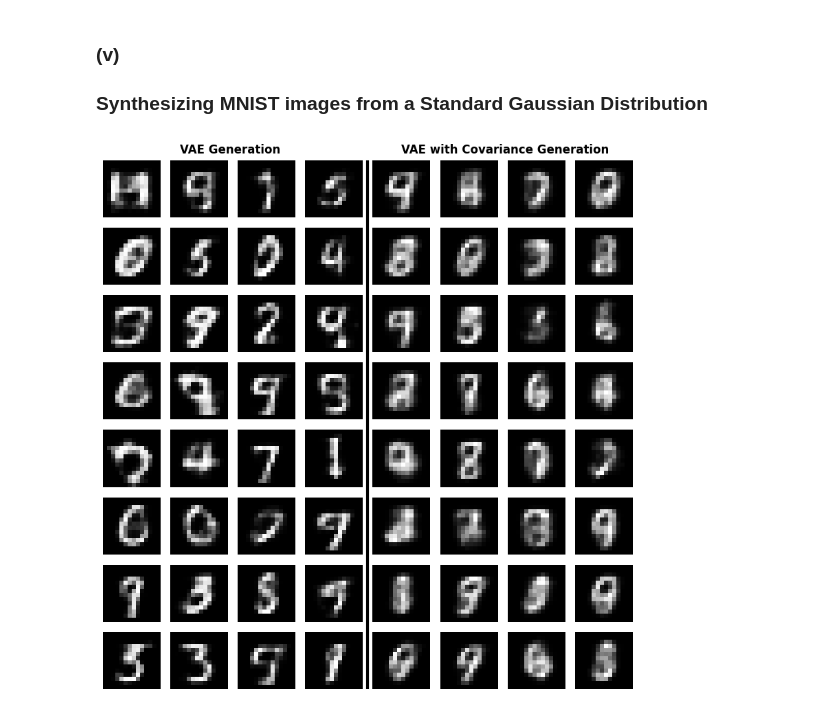
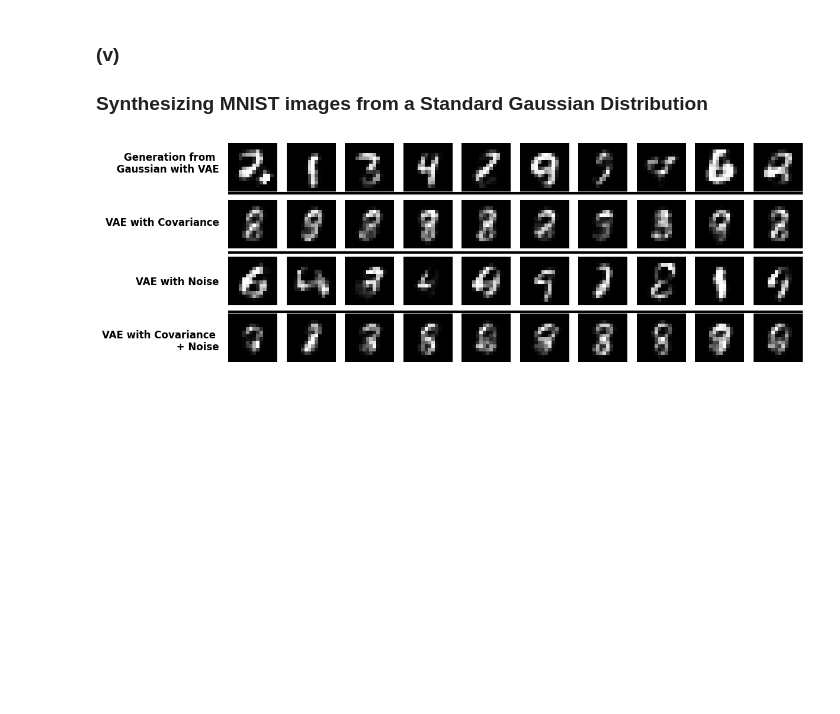
Before and after one commit to elifnebioglu/Empirical-Bayes-VAEs-Excess-Risk-Bound, a Jupyter notebook: vaes-mnist.ipynb, the cells around one changed output. Drawn from its saved outputs; the diff is of its cells as text; code cells hidden in the pictures; blank space fills up the shorter version.

```diff
--- a/vaes-mnist.ipynb
+++ b/vaes-mnist.ipynb
@@ -296,0 +413,20 @@ err_l, kld_l, n_wu, testl, update = cv_ret
+# %%
+noise_cv_model = VAE(learned_noise=True, learned_covariance=True, gamma=0.1)
+trainloader = torch.utils.data.DataLoader([[x_train[i], y_train[i]] for i in range(len(y_train))], shuffle=True, batch_size=batch_size)
+testloader = torch.utils.data.DataLoader([[x_val[i], y_val[i]] for i in range(len(y_val))], shuffle=True, batch_size=100)
+optimizer = torch.optim.Adam(noise_cv_model.parameters(), lr = 0.002)
+scheduler = torch.optim.lr_scheduler.ReduceLROnPlateau(optimizer, 'max', factor=0.5,
+                             patience=5, threshold=0.001, cooldown=0,
+                             min_lr=0.0001)
+
+noise_cv_ret = train_model(
+    model=noise_cv_model,
+    trainloader=trainloader,
+    testloader=testloader,
+    optimizer=optimizer,
+    scheduler=scheduler,
+    num_epochs=50,
+    device="cuda"
+)
+
+err_l, kld_l, n_wu, testl, update = vae_ret
@@ -390,7 +594,7 @@ compare_models(model, cv_model, trainloader, device="cuda")
 ### (v)
 ### Synthesizing MNIST images from a Standard Gaussian Distribution
 # %%
-def generate_images(model1, model2, dataloader, device="cuda"):
+def generate_images(model1, model2, model3, model4, dataloader, device="cuda"):
     """
     Compares two models by reconstructing images and displaying results in an 8x12 grid.
 
@@ -407,47 +611,59 @@ def generate_images(model1, model2, dataloader, device="cuda"):
     """
     model1.eval()
     model2.eval()
+    model3.eval()
+    model4.eval()
 
-    fig, axes = plt.subplots(8, 8, figsize=(8, 8))  # 8 rows, 12 columns
+    fig, axes = plt.subplots(4, 10, figsize=(10, 4))  # 8 rows, 12 columns
 
     with torch.no_grad():
-        for i in range(8):
-            for j in range(4):  # Get 4 images per row
+        for i in range(10):
+            for j in range(1):  # Get 4 images per row
                 x = np.random.normal(0,1, 8)
                 x= x.astype(np.float32)
                 x=torch.from_numpy(x)
                 x= x.cuda()
-                recon1 = model1.decoder(x) # Add batch dim
-                recon2 = model2.decoder(x)
+                recon1, _ = model1.decoder(x) # Add batch dim
+                recon2, _ = model2.decoder(x)
+                recon3, _ = model3.decoder(x)
+                recon4, _ = model4.decoder(x)
 
                 # Convert tensors to NumPy arrays for plotting
                 recon1 = recon1.detach().cpu().numpy().reshape(14, 14)  # Reshape to 14x14
                 recon2 = recon2.detach().cpu().numpy().reshape(14, 14)  # Reshape to 14x14
+                recon3 = recon3.detach().cpu().numpy().reshape(14, 14)
+                recon4 = recon4.detach().cpu().numpy().reshape(14, 14)
 
                 # Second section: Model 1 reconstructions (8x4)
-                axes[i, j].imshow(recon1, cmap="gray")
+                axes[j, i].imshow(recon1, cmap="gray")
 
                 # Third section: Model 2 reconstructions (8x4)
-                axes[i, j + 4].imshow(recon2, cmap="gray")
+                axes[j+1, i].imshow(recon2, cmap="gray")
+                axes[j+2, i].imshow(recon3, cmap="gray")
+                axes[j+3, i].imshow(recon4, cmap="gray")
 
                 # Remove axes for clean visualization
-                for col in range(8):
-                    axes[i, col].axis("off")
+                for row in range(4):
+                    axes[row, i].axis("off")
 
     fig.add_subplot(111, frameon=False)  # Invisible axis for lines
-    plt.plot([.5, .5], [0, 1], color='black', lw=3, transform=fig.transFigure)
+    plt.plot([0, 1], [0.25, 0.25], color='black', lw=3, transform=fig.transFigure)
+    plt.plot([0, 1], [0.5, 0.5], color='black', lw=3, transform=fig.transFigure)
+    plt.plot([0, 1], [0.75, 0.75], color='black', lw=3, transform=fig.transFigure)
 
     plt.gca().set_xticks([])  # Remove x ticks
     plt.gca().set_yticks([])  # Remove y ticks
 
     # Add headers for each section
-    fig.text(0.25, 1.0, 'VAE Generation', ha='center', va='center', fontsize=12, fontweight='bold')
-    fig.text(0.75, 1.0, 'VAE with Covariance Generation', ha='center', va='center', fontsize=12, fontweight='bold')
+    fig.text(0.0, 0.875, 'Generation from \n Gaussian with VAE', ha='right', va='center', fontsize=12, fontweight='bold')
+    fig.text(0.0, 0.625, 'VAE with Covariance', ha='right', va='center', fontsize=12, fontweight='bold')
+    fig.text(0.0, 0.375, 'VAE with Noise', ha='right', va='center', fontsize=12, fontweight='bold')
+    fig.text(0.0, 0.125, 'VAE with Covariance \n + Noise', ha='right', va='center', fontsize=12, fontweight='bold')
 
 
     plt.tight_layout()
     plt.show()
 
-generate_images(model, cv_model, trainloader, device="cuda")
+generate_images(model, cv_model, noise_model, noise_cv_model, trainloader, device="cuda")
 # %% [output]
-[figure, old version]
+[figure, new version]
```
Also changed, not shown: parts of 15 cells of this notebook.
